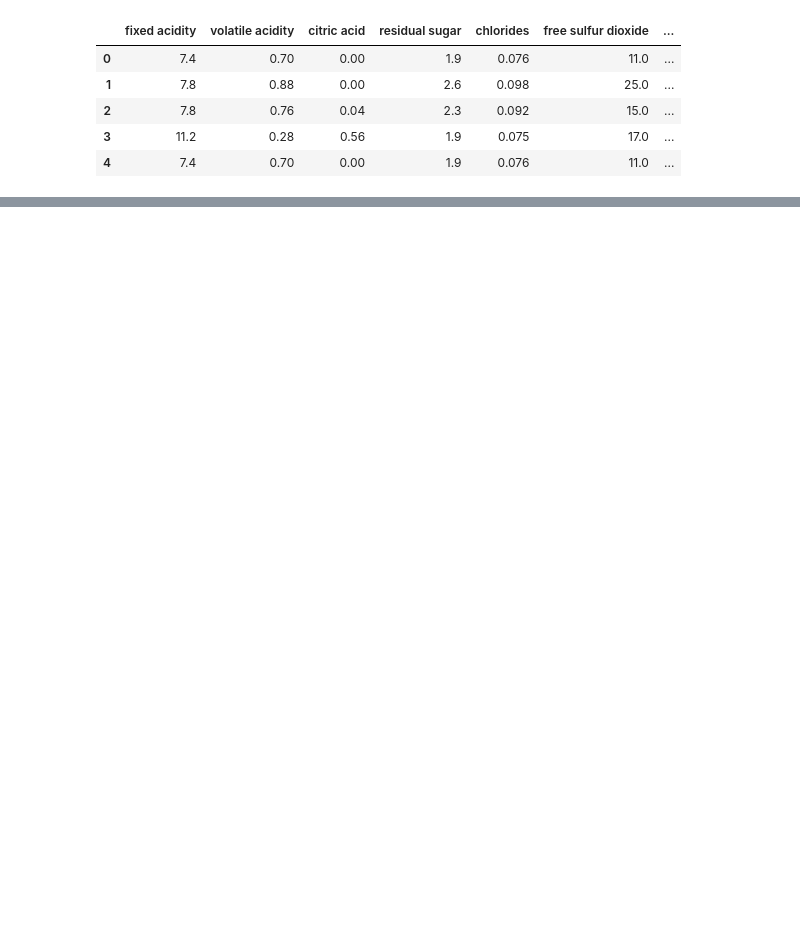
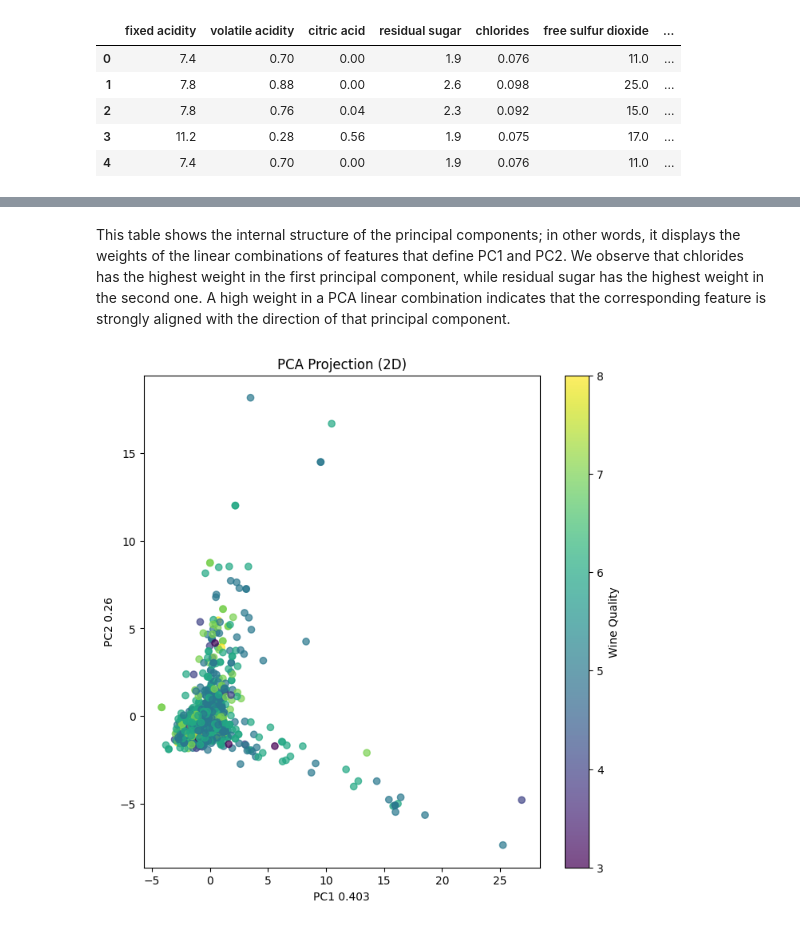
Before and after one commit to Leop-SR/Intrinsic-vs-Projected-Neighbors, a Jupyter notebook: notebooks/03_pca_geometry.ipynb, the cells around one changed output, grey strips where cells are left out. Drawn from its saved outputs; the diff is of its cells as text; code cells hidden in the pictures; blank space fills up the shorter version.

```diff
--- a/notebooks/03_pca_geometry.ipynb
+++ b/notebooks/03_pca_geometry.ipynb
@@ -34,0 +22,4 @@ df
+# %%
+quality = df['quality']
+df_scaled = robust_scaling(df.drop(['quality', 'Id'], axis=1))
+df_scaled
@@ -34,0 +42,3 @@ df
+# %%
+from sklearn.decomposition import PCA
+pca_2d = PCA(n_components=2)
@@ -34,0 +47,2 @@ df
+# %%
+pca_2d.fit(df_scaled)
@@ -34,0 +53,4 @@ df
+# %%
+df_pca_2d = pca_2d.transform(df_scaled)
+data_2d = pd.DataFrame(df_pca_2d, columns=['PC 1', 'PC 2'])
+data_2d
@@ -34,0 +94,14 @@ df
+# %% [markdown]
+This table shows the internal structure of the principal components; in other words, it displays the weights of the linear combinations of features that define PC1 and PC2. We observe that chlorides has the highest weight in the first principal component, while residual sugar has the highest weight in the second one. A high weight in a PCA linear combination indicates that the corresponding feature is strongly aligned with the direction of that principal component.
+# %%
+import matplotlib.pyplot as plt
+
+plt.figure(figsize=(8,8))
+scatter = plt.scatter( df_pca_2d[:, 0], df_pca_2d[:, 1], c=quality, alpha=0.7)
+plt.xlabel(f"PC1 {pca_2d.explained_variance_ratio_[0].round(3)}")
+plt.ylabel(f"PC2 {pca_2d.explained_variance_ratio_[1].round(3)}")
+plt.title("PCA Projection (2D)")
+plt.colorbar(scatter, label="Wine Quality")
+plt.show()
+# %% [output]
+[figure, added]
```
Also changed, not shown: parts of 15 cells of this notebook, 1 other file.
